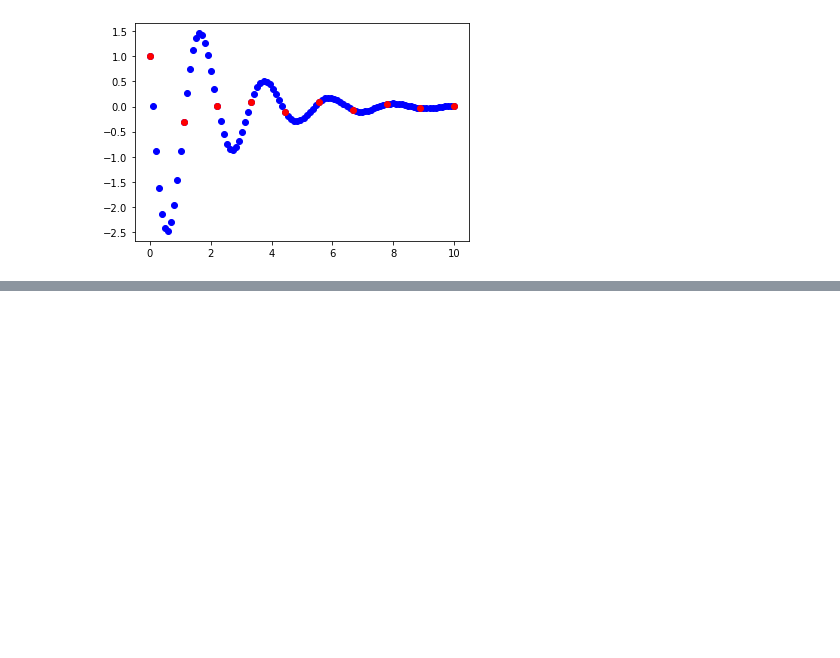
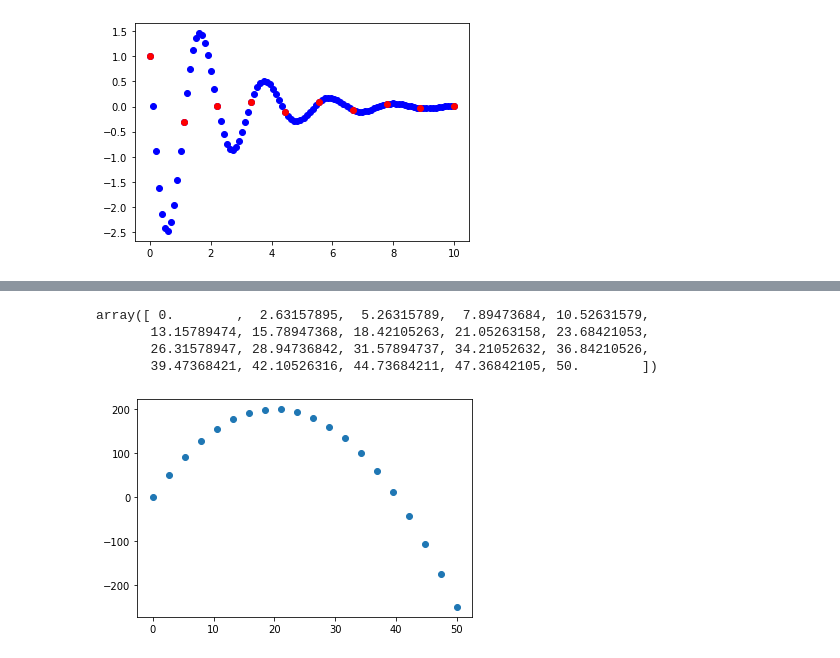
Before and after one commit to angelacpd/Scientific_Python, a Jupyter notebook: Lecture_5.ipynb, the cells around one changed output, grey strips where cells are left out. Drawn from its saved outputs; the diff is of its cells as text; code cells hidden in the pictures; blank space fills up the shorter version.

```diff
--- a/Lecture_5.ipynb
+++ b/Lecture_5.ipynb
@@ -428,0 +445,24 @@ plt.plot(t,Y[:,1],'ro')
+# %%
+def dzdt(z, t):
+    x, y, vx, vy = z
+    g = 1
+    return np.array([vx, vy, 0, -g])
+# %%
+np.linspace(0, 50, 20)
+# %% [output]
+array([ 0.        ,  2.63157895,  5.26315789,  7.89473684, 10.52631579,
+       13.15789474, 15.78947368, 18.42105263, 21.05263158, 23.68421053,
+       26.31578947, 28.94736842, 31.57894737, 34.21052632, 36.84210526,
+       39.47368421, 42.10526316, 44.73684211, 47.36842105, 50.        ])
+# %%
+x, y = 0, 0
+vx, vy = 1, 20
+z = np.array([x, y, vx, vy])
+t = np.linspace(0, 50, 20)
+
+result = integ.odeint(dzdt, z, t)
+
+plt.scatter(result[:, 0], result[:, 1])
+plt.show()
+# %% [output]
+[figure, added]
```
Also changed, not shown: parts of 4 cells of this notebook.
